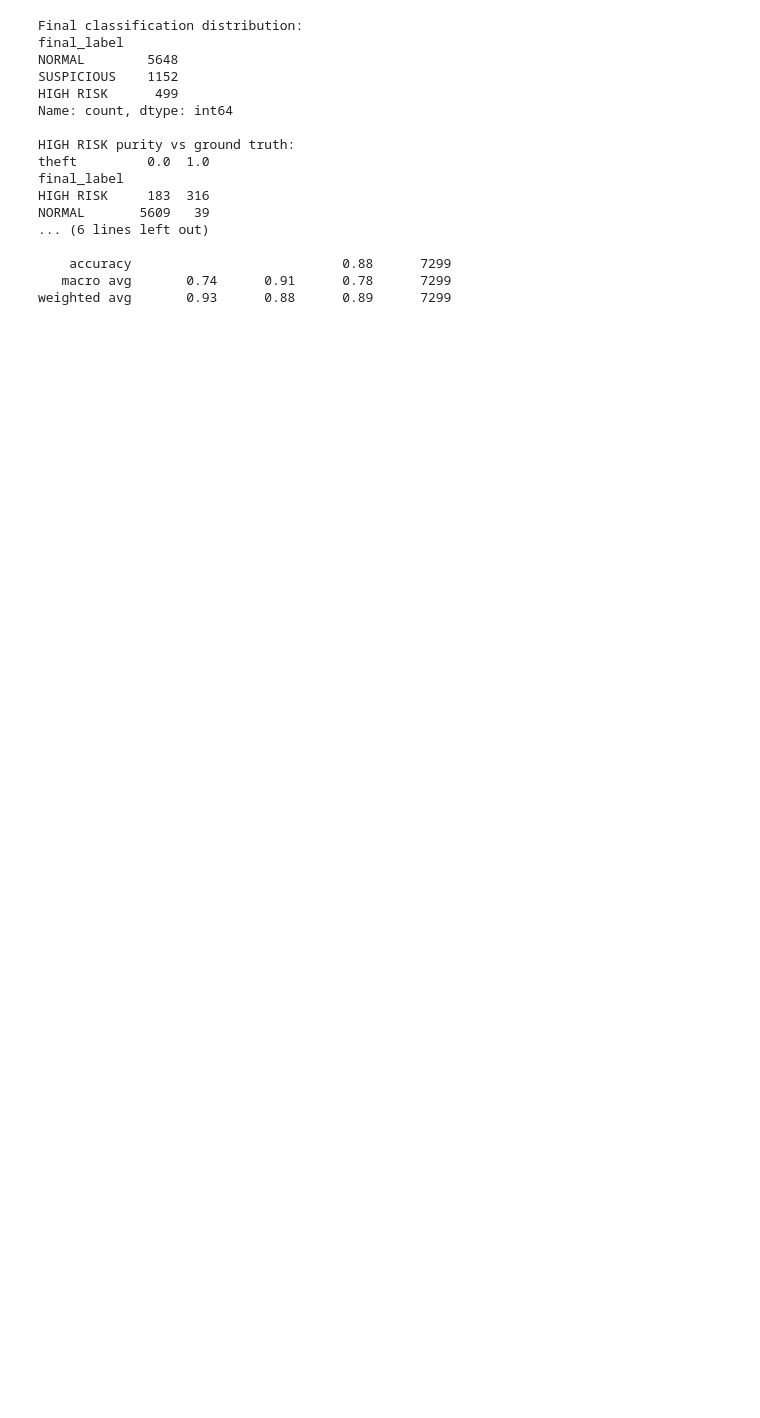
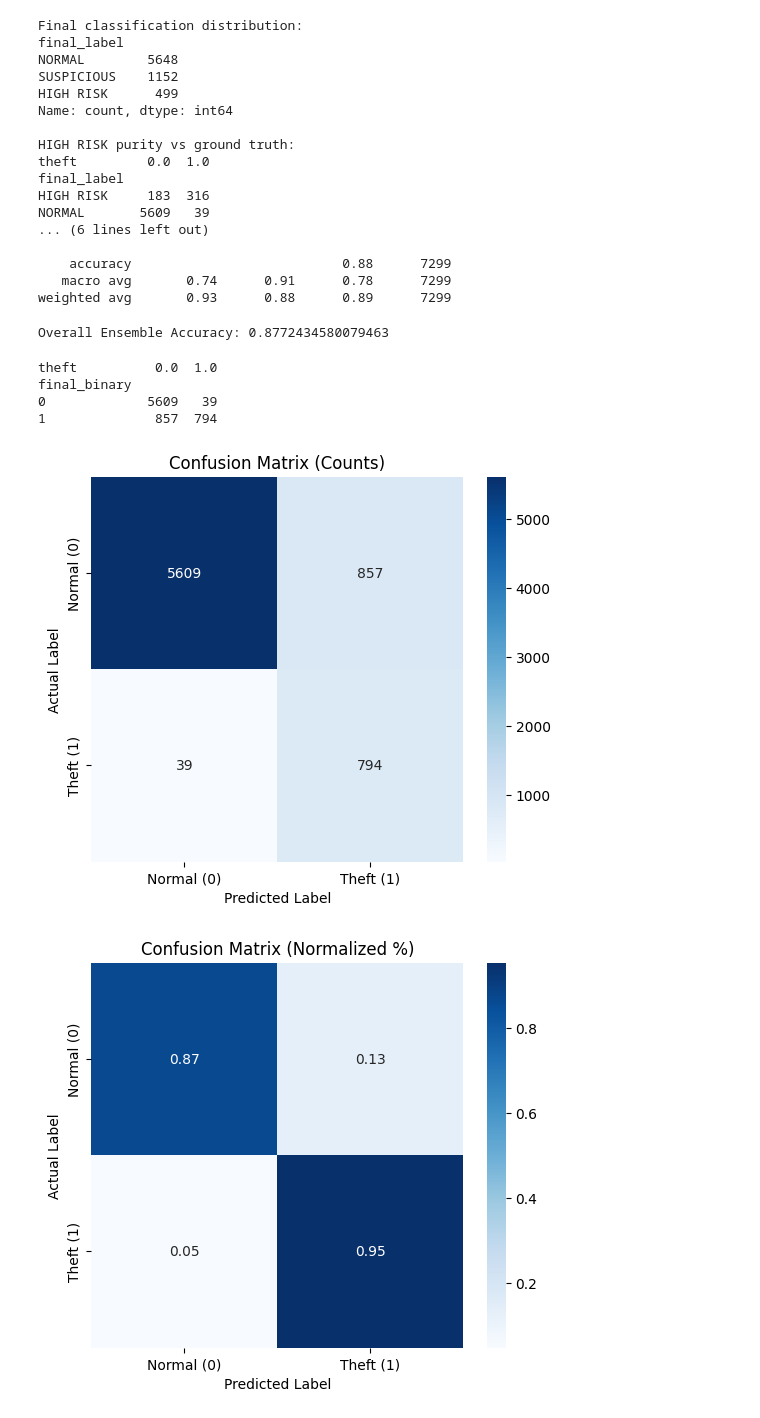
Before and after one commit to omeirkazi/ElectricityTheftDetection, a Jupyter notebook: notebooks/ensemble.ipynb, the cells around one changed output. Cells and saved outputs as stored; diff of their text form; code cells hidden in the pictures; blank space fills up the shorter version.

```diff
--- a/notebooks/ensemble.ipynb
+++ b/notebooks/ensemble.ipynb
@@ -33,9 +25,9 @@ print(type(thresholds))
 # %%
-# Anomaly models
-iso_model = joblib.load("models/isolation_forest.pkl")
-lof_model = joblib.load("models/lof_model.pkl")
+# # Anomaly models
+# iso_model = joblib.load("models/isolation_forest.pkl")
+# lof_model = joblib.load("models/lof_model.pkl")
 
-# Scaler
-scaler = joblib.load("models/scaler_anomaly.pkl")
+# # Scaler
+# scaler = joblib.load("models/scaler_anomaly.pkl")
 
-print("Anomaly models loaded ✅")
+# print("Anomaly models loaded ✅")
@@ -281,7 +246,7 @@ print(df["final_label"].value_counts())
 print("\nHIGH RISK purity vs ground truth:")
 print(pd.crosstab(df["final_label"], df["theft"]))
 
-df["final_binary"] = df["final_label"].map({"HIGH RISK": 1, "SUSPICIOUS": 1, "NORMAL": 0})
+df["final_binary"] = df["final_label"].map({"HIGH RISK": 1, "SUSPICIOUS": 0, "NORMAL": 0})
 print("\n", classification_report(df["theft"], df["final_binary"]))
 # %% [output]
 Final classification distribution:
@@ -301,3 +266,61 @@ NORMAL       5609   39
     accuracy                           0.88      7299
    macro avg       0.74      0.91      0.78      7299
 weighted avg       0.93      0.88      0.89      7299
+# %%
+from sklearn.metrics import accuracy_score
+
+acc = accuracy_score(df["theft"], df["final_binary"])
+print("\nOverall Ensemble Accuracy:", acc)
+# %% [output]
+Overall Ensemble Accuracy: 0.8772434580079463
+# %%
+print(pd.crosstab(df["final_binary"], df["theft"]))
+# %% [output]
+theft          0.0  1.0
+final_binary
+0             5609   39
+1              857  794
+# %%
+import matplotlib.pyplot as plt
+import seaborn as sns
+import numpy as np
+from sklearn.metrics import confusion_matrix
+
+# Compute confusion matrix
+cm = confusion_matrix(df["theft"], df["final_binary"])
+
+labels = ["Normal (0)", "Theft (1)"]
+
+# --- Plot 1: Raw Counts ---
+plt.figure(figsize=(6,5))
+sns.heatmap(cm,
+            annot=True,
+            fmt="d",
+            cmap="Blues",
+            xticklabels=labels,
+            yticklabels=labels)
+
+plt.xlabel("Predicted Label")
+plt.ylabel("Actual Label")
+plt.title("Confusion Matrix (Counts)")
+plt.show()
+
+
+# --- Plot 2: Normalized (Percentages) ---
+cm_normalized = cm.astype(float) / cm.sum(axis=1)[:, np.newaxis]
+
+plt.figure(figsize=(6,5))
+sns.heatmap(cm_normalized,
+            annot=True,
+            fmt=".2f",
+            cmap="Blues",
+            xticklabels=labels,
+            yticklabels=labels)
+
+plt.xlabel("Predicted Label")
+plt.ylabel("Actual Label")
+plt.title("Confusion Matrix (Normalized %)")
+plt.show()
+# %% [output]
+[figure, added]
+[figure, added]
```
Also changed, not shown: parts of 19 cells of this notebook, 4 other files.
